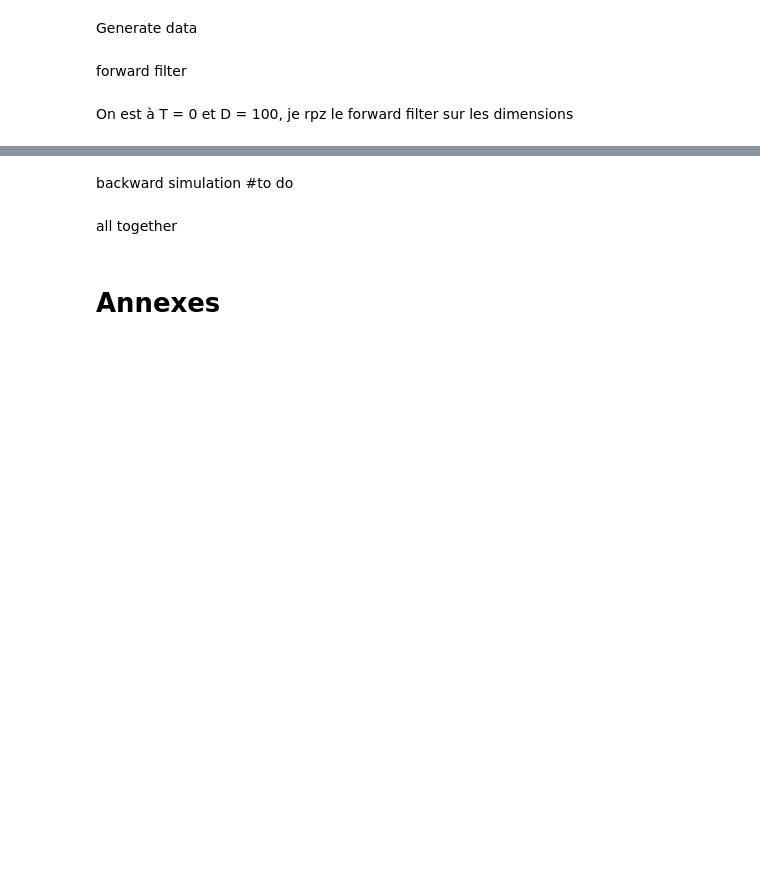
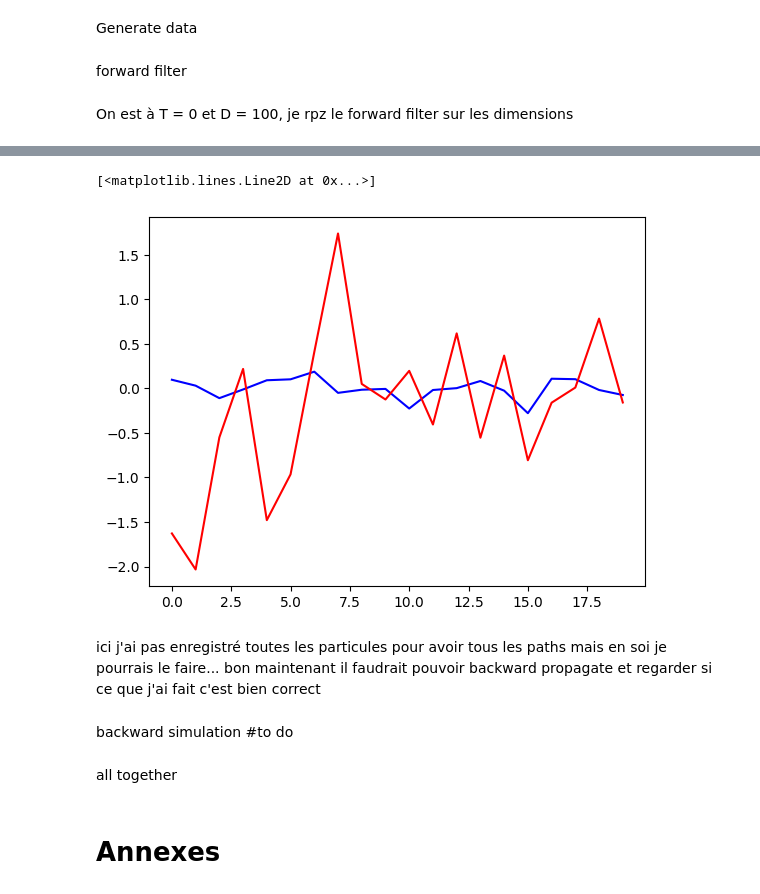
Before and after one commit to candicebaud/liu_smc, a Jupyter notebook: Liu_smc_theoretical.ipynb, the cells around one changed output, grey strips where cells are left out. Cells and saved outputs as stored; diff of their text form; code cells hidden in the pictures; blank space fills up the shorter version.

```diff
--- a/Liu_smc_theoretical.ipynb
+++ b/Liu_smc_theoretical.ipynb
@@ -1606,2 +1670,41 @@ plt.legend()
+# %%
+N = 100
+outer_particles = []
+outer_particles_estimate = []
+outer_particles_weights = []
+M = 100
+for t in range (T):
+    for i in range (N):
+        spatial_smc_x = np.empty([D,M])# on repart de 0 à chaque fois pour le inner filtering, mais on repart pas de 0 pour les outer particles
+        spatial_smc_w = np.empty([D,M])
+        spatial_smc_x[0] = np.array([[npr.normal(0,1) for i in range (M)]]) #for each time we have N particles which have a value
+        spatial_smc_w[0] = np.array([[1/M for i in range (M)]])
+
+        res = forward_filter(D, spatial_smc_x, spatial_smc_w, A, B, var_eps, var_delta, Y[t]) #filter pour T = 0
+        particles = res[0]
+        weights = res[1]
+        estimate = res[2]
+        estimate_weight = np.prod(np.mean(weights, axis = 1)) #les weights sont vraiment petits ya un problème
+
+        #ici dans l'idée il faudrait rajouter un backward propagation pour recréer un estimate
+
+
+
+        #dans l'algo final on n'aurait pas ça puisqu'on a direct un estimate avec le backward propagation i guess
+        outer_particles_weights.append(estimate_weight) #on a un weight scalaire pour la particule qui représente les états
+        outer_particles.append(estimate)
+    outer_particles_estimate.append(sum([outer_particles_weights[i]*np.array(outer_particles[i]) for i in range(N)])/sum(outer_particles_weights))
+    outer_particles_weights = []
+    outer_particles = []
+# %%
+estimates = np.array(outer_particles_estimate).transpose()
+# %%
+plt.plot(estimates[0], color = 'blue')
+plt.plot(np.array(X).transpose()[0], color = 'red')
+# %% [output]
+[<matplotlib.lines.Line2D at 0x...>]
+[figure, added]
+# %% [markdown]
+ici j'ai pas enregistré toutes les particules pour avoir tous les paths mais en soi je pourrais le faire... bon maintenant il faudrait pouvoir backward propagate et regarder si ce que j'ai fait c'est bien correct
 # %% [markdown]
 backward simulation #to do
```
Also changed, not shown: parts of 45 cells of this notebook.
